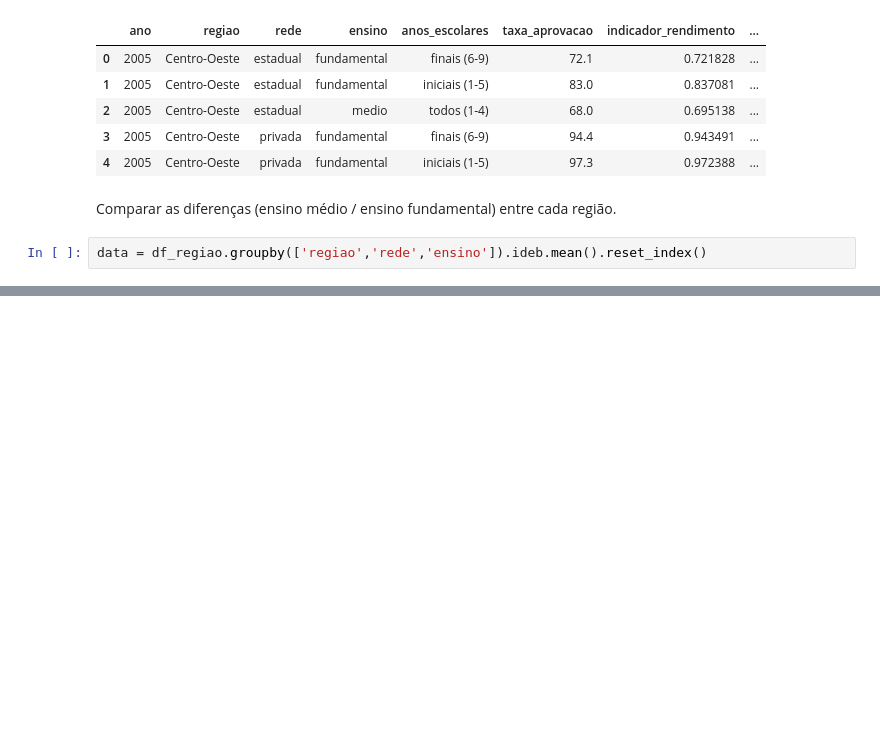
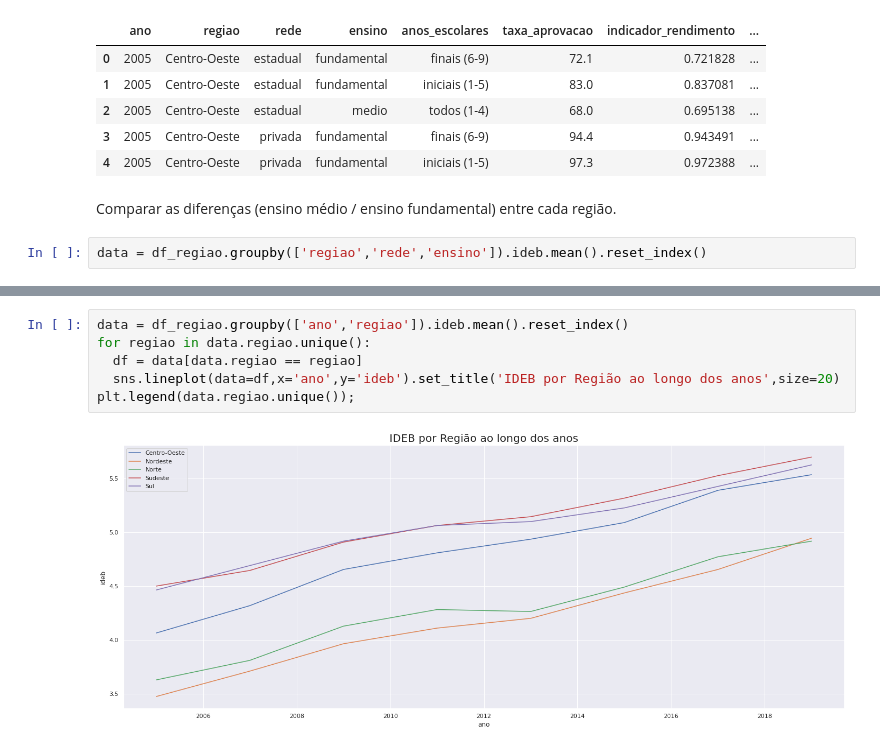
Before and after one commit to gustavolenin/-ndice-de-Desenvolvimento-da-Educa-o-B-sica-Ideb-, a Jupyter notebook: Índice_de_Desenvolvimento_da_Educação_Básica_(Ideb).ipynb, the cells around one changed output, grey strips where cells are left out. Drawn from its saved outputs; the diff is of its cells as text; blank space fills up the shorter version.

```diff
--- a/Índice_de_Desenvolvimento_da_Educação_Básica_(Ideb).ipynb
+++ b/Índice_de_Desenvolvimento_da_Educação_Básica_(Ideb).ipynb
@@ -518,0 +574,8 @@ data = df_regiao.groupby(['regiao','rede','ensino']).ideb.mean().reset_index()
+# %%
+data = df_regiao.groupby(['ano','regiao']).ideb.mean().reset_index()
+for regiao in data.regiao.unique():
+  df = data[data.regiao == regiao]
+  sns.lineplot(data=df,x='ano',y='ideb').set_title('IDEB por Região ao longo dos anos',size=20)
+plt.legend(data.regiao.unique());
+# %% [output]
+[figure, added]
```
Also changed, not shown: parts of 7 cells of this notebook.
